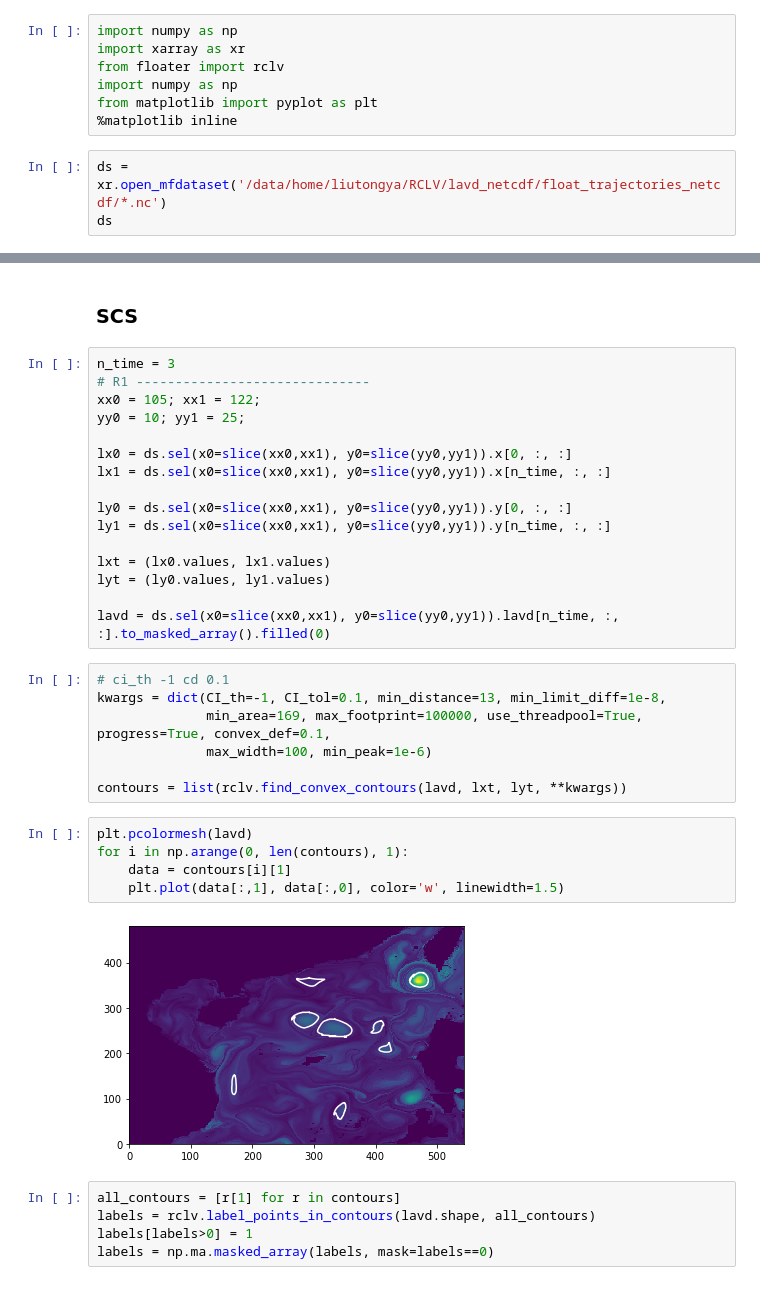
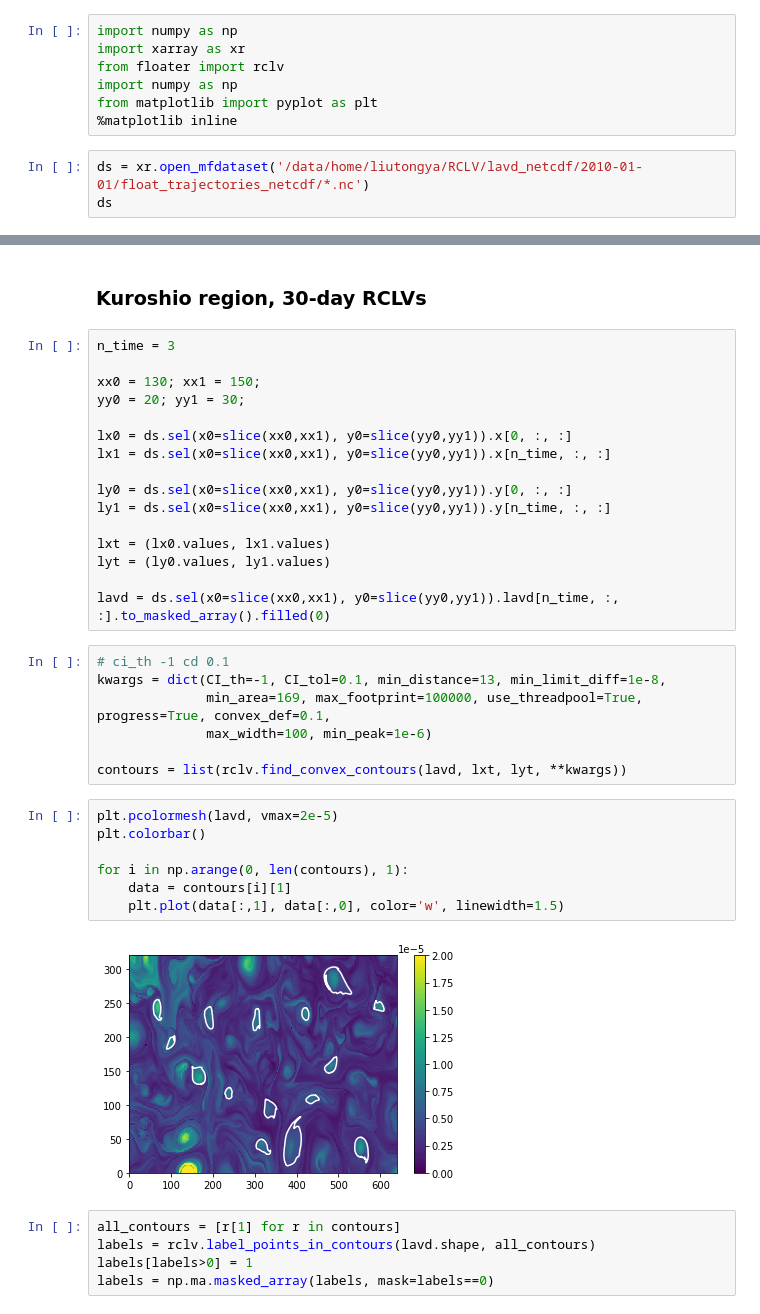
Before and after one commit to liutongya/GLED, a Jupyter notebook: scripts/06.RCLV_identification.ipynb, the cells around one changed output, grey strips where cells are left out. Drawn from its saved outputs; the diff is of its cells as text.

```diff
--- a/scripts/06.RCLV_identification.ipynb
+++ b/scripts/06.RCLV_identification.ipynb
@@ -6,6 +8,6 @@ import numpy as np
 from matplotlib import pyplot as plt
 %matplotlib inline
 # %%
-ds = xr.open_mfdataset('/data/home/liutongya/RCLV/lavd_netcdf/float_trajectories_netcdf/*.nc')
+ds = xr.open_mfdataset('/data/home/liutongya/RCLV/lavd_netcdf/2010-01-01/float_trajectories_netcdf/*.nc')
 ds
 # %% [output]
@@ -73,10 +31,10 @@ Data variables:
-# %% [markdown]
-### SCS
+# %% [markdown]
+### Kuroshio region, 30-day RCLVs
 # %%
 n_time = 3
-# R1 ------------------------------
-xx0 = 105; xx1 = 122;
-yy0 = 10; yy1 = 25;
+
+xx0 = 130; xx1 = 150;
+yy0 = 20; yy1 = 30;
 
 lx0 = ds.sel(x0=slice(xx0,xx1), y0=slice(yy0,yy1)).x[0, :, :]
 lx1 = ds.sel(x0=slice(xx0,xx1), y0=slice(yy0,yy1)).x[n_time, :, :]
@@ -96,12 +54,14 @@ kwargs = dict(CI_th=-1, CI_tol=0.1, min_distance=13, min_limit_diff=1e-8,
 
 contours = list(rclv.find_convex_contours(lavd, lxt, lyt, **kwargs))
 # %%
-plt.pcolormesh(lavd)
+plt.pcolormesh(lavd, vmax=2e-5)
+plt.colorbar()
+
 for i in np.arange(0, len(contours), 1):
     data = contours[i][1]
     plt.plot(data[:,1], data[:,0], color='w', linewidth=1.5)
 # %% [output]
-[figure, old version]
+[figure, new version]
 # %%
 all_contours = [r[1] for r in contours]
 labels = rclv.label_points_in_contours(lavd.shape, all_contours)
```
Also changed, not shown: parts of 20 cells of this notebook, 6 other files.
